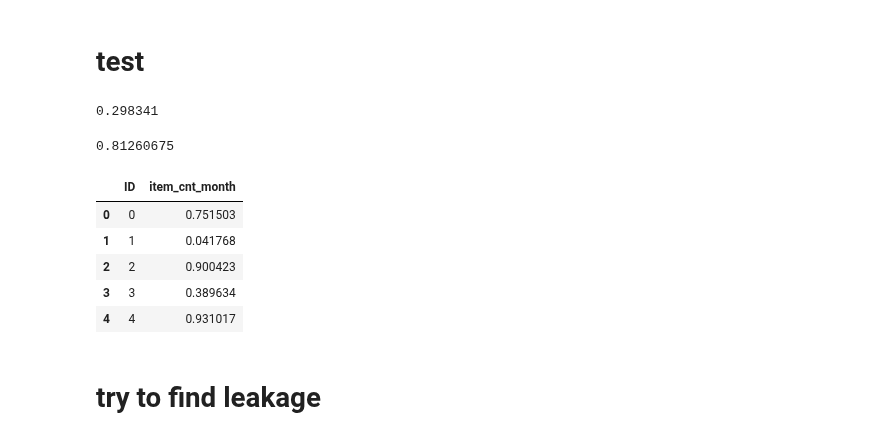
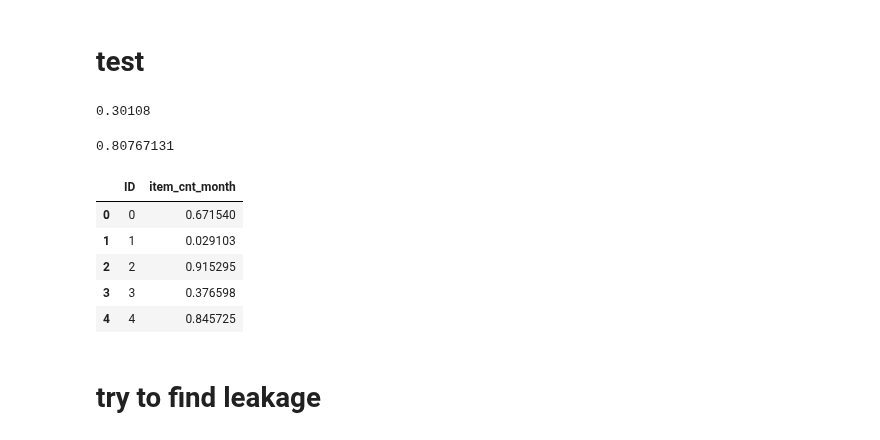
Before and after one commit to GatzZ/competitive-data-science-final-project, a Jupyter notebook: Main.ipynb, the cells around one changed output. Cells and saved outputs as stored; diff of their text form; code cells hidden in the pictures.

```diff
--- a/Main.ipynb
+++ b/Main.ipynb
@@ -387,9 +387,10 @@ def num_cols(X):
 # %%
 def predict_func(xm, bsts):
     preds = []
-    for bst in bsts:
-#         preds.append(bst.predict(xm, ntree_limit=bst.best_ntree_limit))
-        preds.append(bst.predict(xm))
+    for i, bst in enumerate(bsts):
+        preds.append(bst.predict(xm, ntree_limit=df_limit.iloc[i, -1]))
+#         print(df_limit.iloc[i, -1])
+#         preds.append(bst.predict(xm))
     return np.mean(np.column_stack(preds), axis=1)
 # %%
 def apply_mean_encode(X, enc_cols, n=2, df_cats=df_cats):
@@ -464,7 +468,6 @@ if train_mode:
 # %%
 if train_mode:
-    bsts = []
-    df_limit = pd.DataFrame(columns=['i', 'limit'])
+
     param = {'max_depth': 5,
              'subsample': 0.8,
              'colsample_bytree': 0.8,
@@ -474,16 +477,27 @@ if train_mode:
              'eval_metric': 'rmse'}
 
 
-    n_trees = 20
+    n_trees = 50
     xgbval = xgb.DMatrix(X_val, y_val)
     tree_limit_choices = [40, 50, 60]
 
     last_rmses = []
 
     for i in range(n_trees):
-        if i < 10:
-            continue
+        if i < 30: continue
+
         np.random.seed(i)
+
+
+        param = {'max_depth': np.random.choice([4, 5, 6]),
+         'subsample': np.random.choice([0.6, 0.8, 1]),
+         'colsample_bytree': np.random.choice([0.6, 0.8, 1]),
+         #          'min_child_weight':0.5,
+         'eta': 0.2,
+         'seed': i,
+         'eval_metric': 'rmse'}
+
+
         idxes = np.random.choice(X_train_cum.shape[0], X_train_cum.shape[0])
         X_train_sample = X_train_cum[idxes]
         y_train_sample = y_train_cum[idxes]
@@ -539,6 +559,8 @@ my_plot_importance(bst, figsize=(10, 30))
 # test
 # %%
 import os
+
+df_limit = pd.read_csv('models/df_limit.csv')
 
 bsts = []
 for i in os.listdir('models'):
@@ -563,9 +585,10 @@ xgbtest = xgb.DMatrix(X_test)
 # %%
 def predict_func(xm, bsts):
     preds = []
-    for bst in bsts:
-#         preds.append(bst.predict(xm, ntree_limit=bst.best_ntree_limit))
-        preds.append(bst.predict(xm))
+    for i, bst in enumerate(bsts):
+        preds.append(bst.predict(xm, ntree_limit=df_limit.iloc[i, -1]))
+#         print(df_limit.iloc[i, -1])
+#         preds.append(bst.predict(xm))
     return np.mean(np.column_stack(preds), axis=1)
 # %%
 preds = predict_func(xgbtest, bsts)
@@ -574,24 +597,26 @@ preds = np.clip(preds, 0, 20)
 print(np.mean(preds))
 np.std(preds)
 # %% [output]
-0.298341
+0.30108
-0.81260675
+0.80767131
 # %%
 # Normalize prediction to [0-20]
-sub_df = pd.DataFrame({'ID':df_test.ID,'item_cnt_month': preds-0.01})
+# sub_df = pd.DataFrame({'ID':df_test.ID,'item_cnt_month': preds-(np.mean(preds) - 0.285)})
+sub_df = pd.DataFrame({'ID':df_test.ID,'item_cnt_month': preds-(np.mean(preds) - 0.284)})
+
 from datetime import datetime
-sub_df.loc[df_test['item_id'] == 20949, 'item_cnt_month'] = 20
+sub_df.loc[df_test['item_id'] == 20949, 'item_cnt_month']= 20
 
 sub_df.to_csv('submission/xgboost_{}.csv'.format(datetime.now().strftime('%Y-%m-%d %H-%M-%S')),index=False)
 
 sub_df.head()
 # %% [output]
 |  | ID | item_cnt_month |
-| 0 | 0 | 0.751503 |
-| 1 | 1 | 0.041768 |
-| 2 | 2 | 0.900423 |
-| 3 | 3 | 0.389634 |
-| 4 | 4 | 0.931017 |
+| 0 | 0 | 0.671540 |
+| 1 | 1 | 0.029103 |
+| 2 | 2 | 0.915295 |
+| 3 | 3 | 0.376598 |
+| 4 | 4 | 0.845725 |
 # %% [markdown]
 # try to find leakage
 # %%
```
Also changed, not shown: parts of 2 cells of this notebook, 51 other files.
